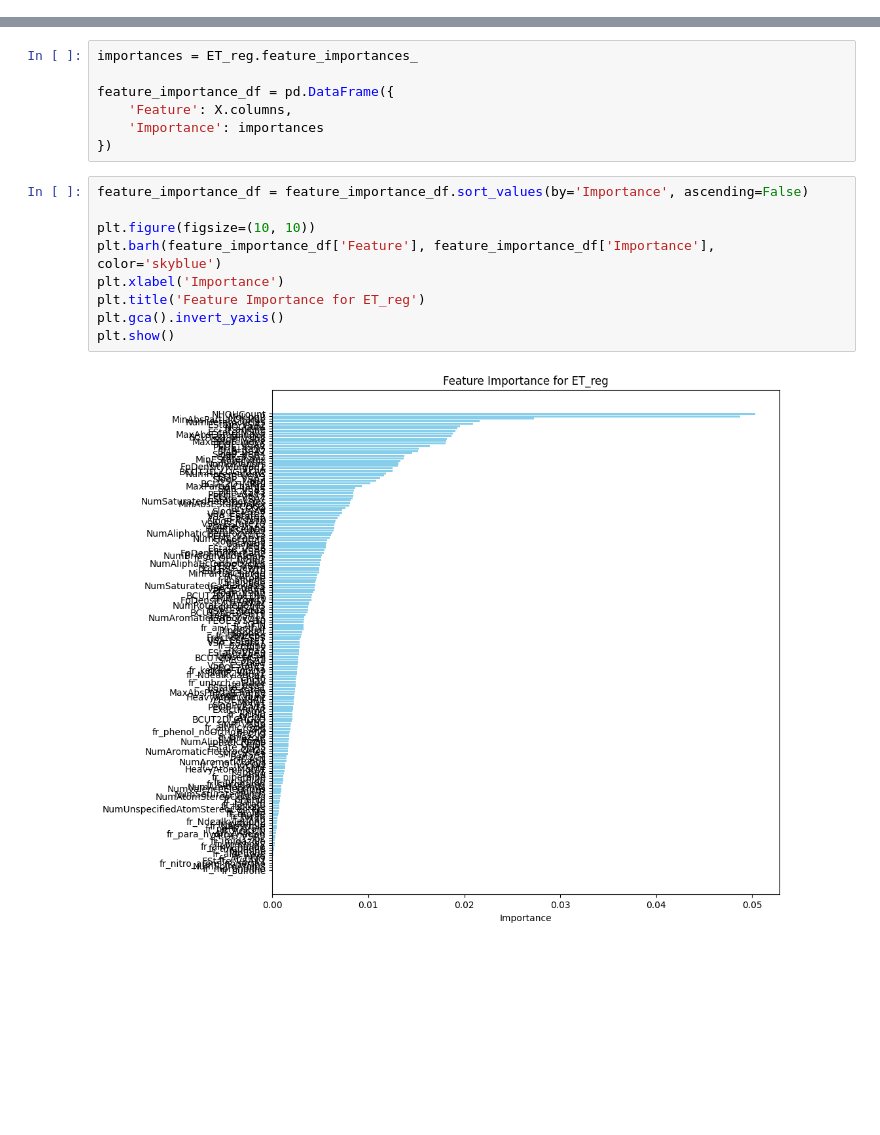
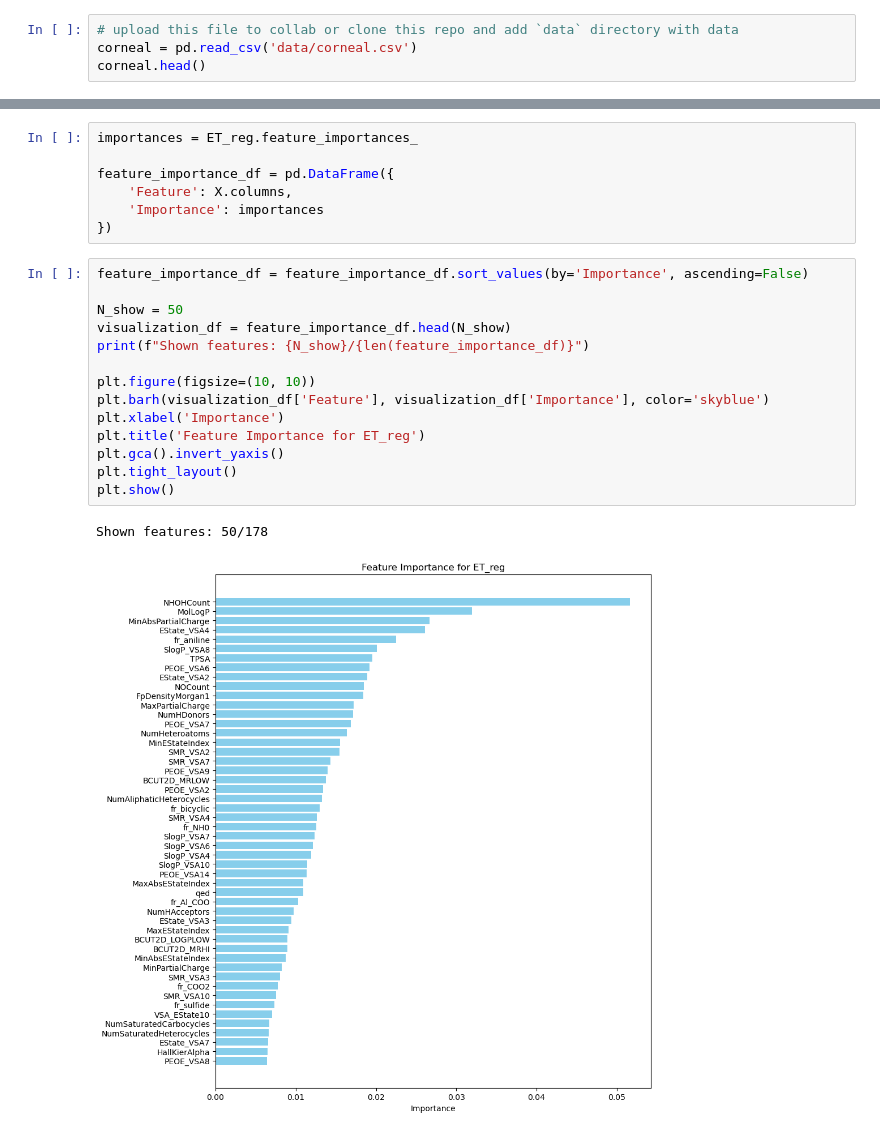
Before and after one commit to ggeorg0/molecule-design-hack, a Jupyter notebook: permeability_prediction.ipynb, the cells around one changed output, grey strips where cells are left out. Drawn from its saved outputs; the diff is of its cells as text; blank space fills up the shorter version.

```diff
--- a/permeability_prediction.ipynb
+++ b/permeability_prediction.ipynb
@@ -20,0 +11,4 @@ corneal.head()
+# %%
+# upload this file to collab or clone this repo and add `data` directory with data
+corneal = pd.read_csv('data/corneal.csv')
+corneal.head()
@@ -153,14 +154,20 @@ feature_importance_df = pd.DataFrame({
 # %%
 feature_importance_df = feature_importance_df.sort_values(by='Importance', ascending=False)
 
+N_show = 50
+visualization_df = feature_importance_df.head(N_show)
+print(f"Shown features: {N_show}/{len(feature_importance_df)}")
+
 plt.figure(figsize=(10, 10))
-plt.barh(feature_importance_df['Feature'], feature_importance_df['Importance'], color='skyblue')
+plt.barh(visualization_df['Feature'], visualization_df['Importance'], color='skyblue')
 plt.xlabel('Importance')
 plt.title('Feature Importance for ET_reg')
 plt.gca().invert_yaxis()
+plt.tight_layout()
 plt.show()
 # %% [output]
+Shown features: 50/178
-[figure, old version]
+[figure, new version]
 # %%
 threshold = 0.00050
 
```
Also changed, not shown: parts of 14 cells of this notebook.
